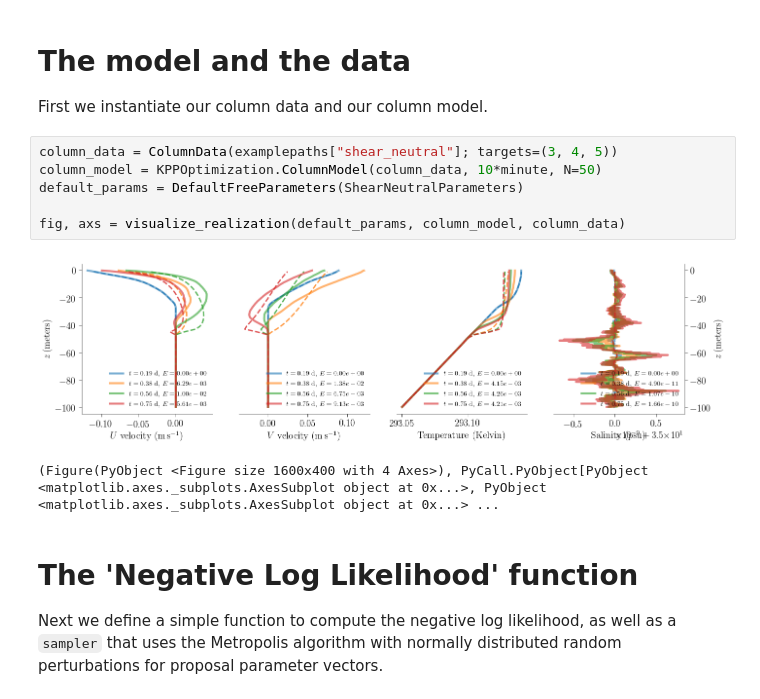
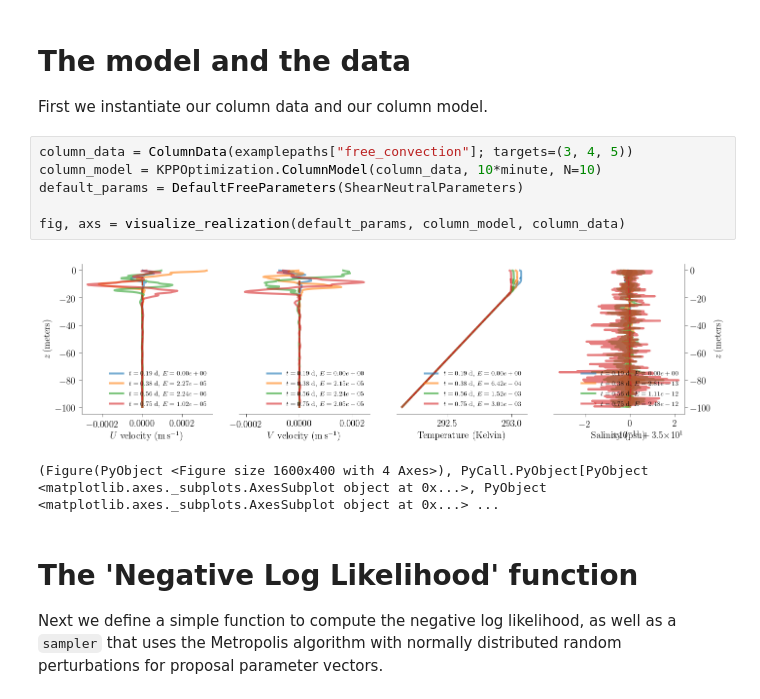
Before and after one commit to glwagner/ColumnModelOptimizationProject, a Jupyter notebook: examples/example_coarse_optimization.ipynb, the cells around one changed output. Saved outputs shown, nothing was run; the diff lists cells and outputs as text.

```diff
--- a/examples/example_coarse_optimization.ipynb
+++ b/examples/example_coarse_optimization.ipynb
@@ -35,13 +33,13 @@ Dict{String,String} with 4 entries:
 
 First we instantiate our column data and our column model.
 # %%
-column_data = ColumnData(examplepaths["shear_neutral"]; targets=(3, 4, 5))
-column_model = KPPOptimization.ColumnModel(column_data, 10*minute, N=50)
+column_data = ColumnData(examplepaths["free_convection"]; targets=(3, 4, 5))
+column_model = KPPOptimization.ColumnModel(column_data, 10*minute, N=10)
 default_params = DefaultFreeParameters(ShearNeutralParameters)
 
 fig, axs = visualize_realization(default_params, column_model, column_data)
 # %% [output]
-[figure, old version]
+[figure, new version]
 (Figure(PyObject <Figure size 1600x400 with 4 Axes>), PyCall.PyObject[PyObject <matplotlib.axes._subplots.AxesSubplot object at 0x...>, PyObject <matplotlib.axes._subplots.AxesSubplot object at 0x...> ...
 # %% [markdown]
 # The 'Negative Log Likelihood' function
```
Also changed, not shown: parts of 4 cells of this notebook, 1 other file.
